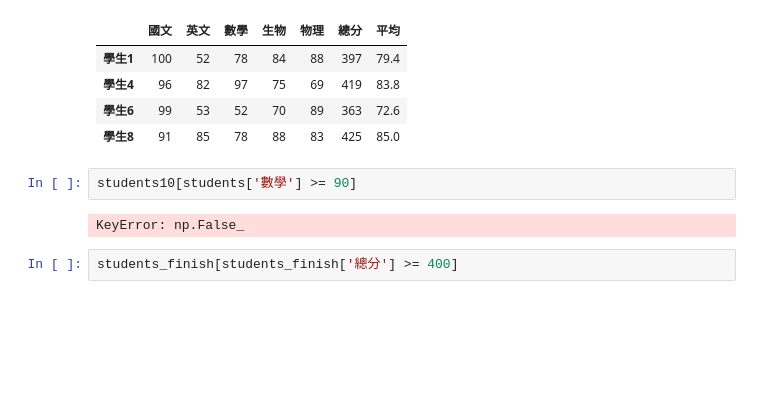
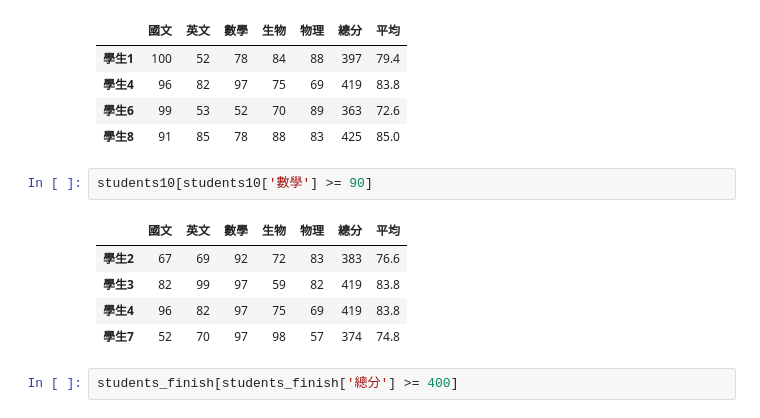
Before and after one commit to KamaTsai/2025_05_03_python, a Jupyter notebook: lesson13/lesson13_3.ipynb, the cells around one changed output. Cells and saved outputs as stored; diff of their text form; blank space fills up the shorter version.

```diff
--- a/lesson13/lesson13_3.ipynb
+++ b/lesson13/lesson13_3.ipynb
@@ -175,9 +175,13 @@ students10[mask]
 | 學生6 | 99 | 53 | 52 | 70 | 89 | 363 | 72.6 |
 | 學生8 | 91 | 85 | 78 | 88 | 83 | 425 | 85.0 |
 # %%
-students10[students['數學'] >= 90]
+students10[students10['數學'] >= 90]
 # %% [output]
-KeyError: np.False_
+|  | 國文 | 英文 | 數學 | 生物 | 物理 | 總分 | 平均 |
+| 學生2 | 67 | 69 | 92 | 72 | 83 | 383 | 76.6 |
+| 學生3 | 82 | 99 | 97 | 59 | 82 | 419 | 83.8 |
+| 學生4 | 96 | 82 | 97 | 75 | 69 | 419 | 83.8 |
+| 學生7 | 52 | 70 | 97 | 98 | 57 | 374 | 74.8 |
 # %%
 students_finish[students_finish['總分'] >= 400]
 # %% [output]
```
Also changed, not shown: parts of 1 cell of this notebook, 6 other files.
